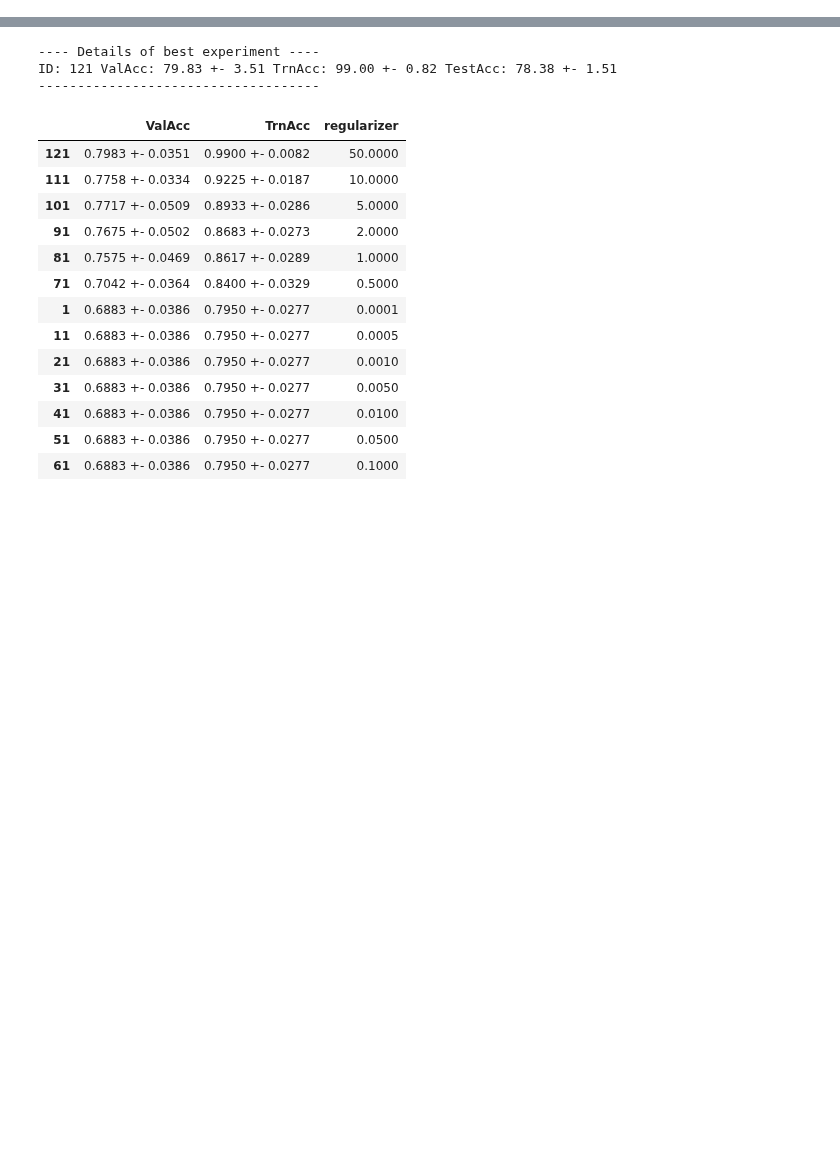
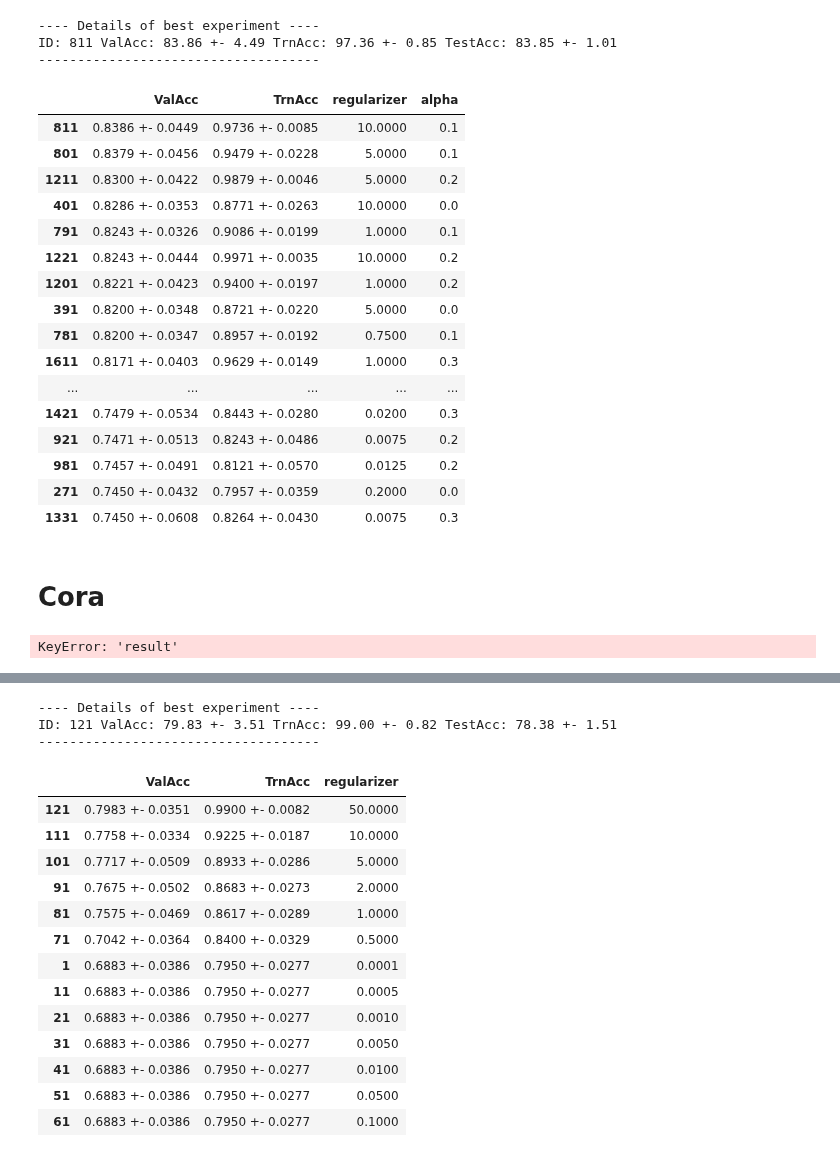
Before and after one commit to saper0/qpcert, a Jupyter notebook: notebooks/hyperparams/hyperparam_search.ipynb, the cells around one changed output, grey strips where cells are left out. Drawn from its saved outputs; the diff is of its cells as text; code cells hidden in the pictures; blank space fills up the shorter version.

```diff
--- a/notebooks/hyperparams/hyperparam_search.ipynb
+++ b/notebooks/hyperparams/hyperparam_search.ipynb
@@ -7,0 +106,50 @@ import utils
+# %%
+start_id = 1
+end_id = 2460
+n_seeds = 10
+hyperparams = ["regularizer", "alpha"]
+pred_method = "svm"
+dataset = "cora_ml_cont_auto"
+collection= "l_coramlcont_n10_hyper_ntk_appnp" #todo: rename colelction to trn_ntk_gcn
+pd.set_option('display.max_rows', 100)
+df = utils.get_best_hyperparams(start_id, end_id, n_seeds, hyperparams,
+                           pred_method, dataset, collection, use_seeds=10)
+df.head(100)
+# %% [output]
+---- Details of best experiment ----
+ID: 811 ValAcc: 83.86 +- 4.49 TrnAcc: 97.36 +- 0.85 TestAcc: 83.85 +- 1.01
+------------------------------------
+|  | ValAcc | TrnAcc | regularizer | alpha |
+| 811 | 0.8386 +- 0.0449 | 0.9736 +- 0.0085 | 10.0000 | 0.1 |
+| 801 | 0.8379 +- 0.0456 | 0.9479 +- 0.0228 | 5.0000 | 0.1 |
+| 1211 | 0.8300 +- 0.0422 | 0.9879 +- 0.0046 | 5.0000 | 0.2 |
+| 401 | 0.8286 +- 0.0353 | 0.8771 +- 0.0263 | 10.0000 | 0.0 |
+| 791 | 0.8243 +- 0.0326 | 0.9086 +- 0.0199 | 1.0000 | 0.1 |
+| 1221 | 0.8243 +- 0.0444 | 0.9971 +- 0.0035 | 10.0000 | 0.2 |
+| 1201 | 0.8221 +- 0.0423 | 0.9400 +- 0.0197 | 1.0000 | 0.2 |
+| 391 | 0.8200 +- 0.0348 | 0.8721 +- 0.0220 | 5.0000 | 0.0 |
+| 781 | 0.8200 +- 0.0347 | 0.8957 +- 0.0192 | 0.7500 | 0.1 |
+| 1611 | 0.8171 +- 0.0403 | 0.9629 +- 0.0149 | 1.0000 | 0.3 |
+| ... | ... | ... | ... | ... |
+| 1421 | 0.7479 +- 0.0534 | 0.8443 +- 0.0280 | 0.0200 | 0.3 |
+| 921 | 0.7471 +- 0.0513 | 0.8243 +- 0.0486 | 0.0075 | 0.2 |
+| 981 | 0.7457 +- 0.0491 | 0.8121 +- 0.0570 | 0.0125 | 0.2 |
+| 271 | 0.7450 +- 0.0432 | 0.7957 +- 0.0359 | 0.2000 | 0.0 |
+| 1331 | 0.7450 +- 0.0608 | 0.8264 +- 0.0430 | 0.0075 | 0.3 |
+# %% [markdown]
+# Cora
+# %%
+start_id = 1
+end_id = 230
+n_seeds = 10
+hyperparams = ["regularizer"]
+pred_method = "svm"
+dataset = "cora"
+collection= "l_cora_n10_hyper_ntk_sgc" #todo: rename colelction to trn_ntk_gcn
+pd.set_option('display.max_rows', 100)
+df = utils.get_best_hyperparams(start_id, end_id, n_seeds, hyperparams,
+                           pred_method, dataset, collection, use_seeds=10)
+df.head(100)
+#pd.reset_option('all') #or 'display.max_rows'
+# %% [output]
+KeyError: 'result'
```
Also changed, not shown: parts of 26 cells of this notebook, 7 other files.
